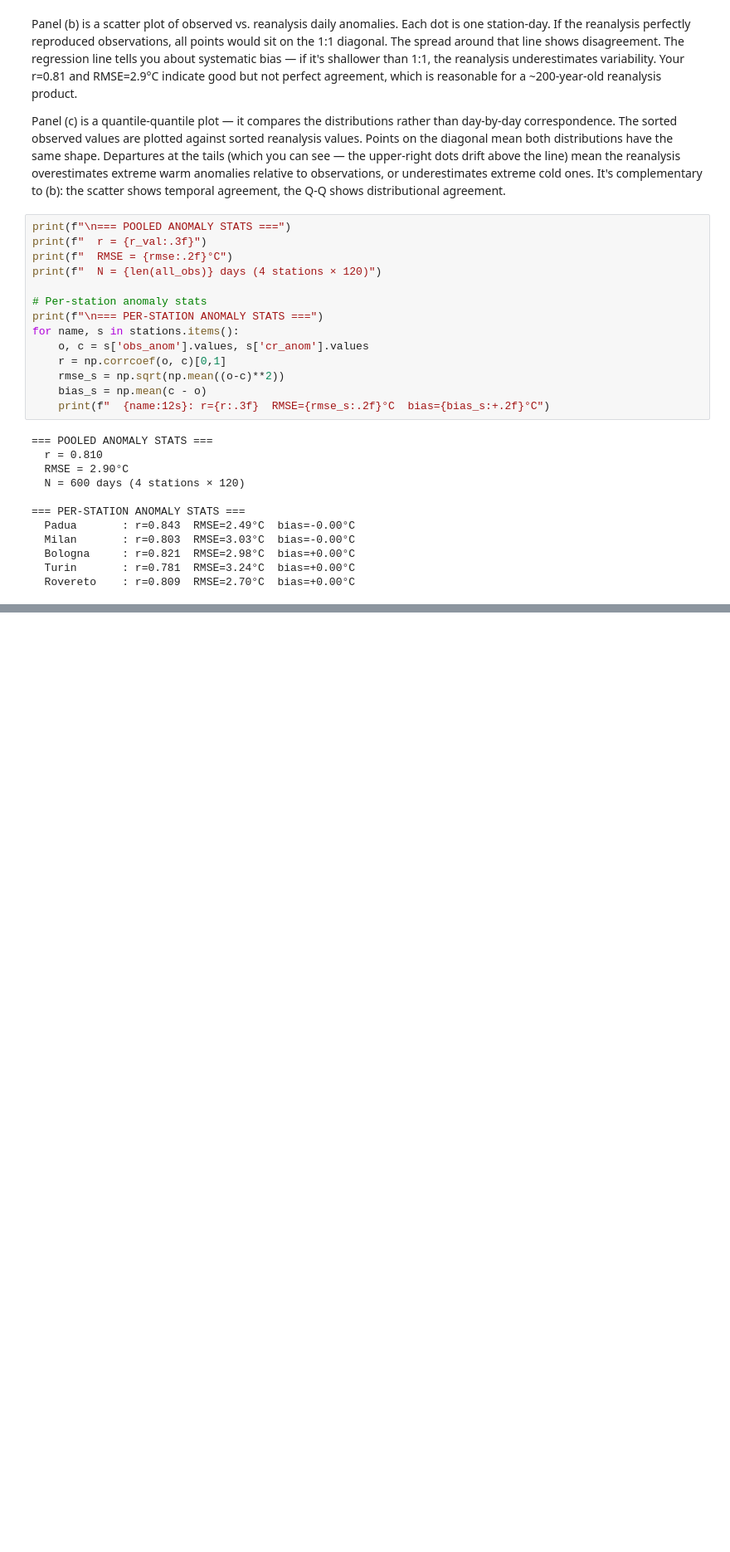
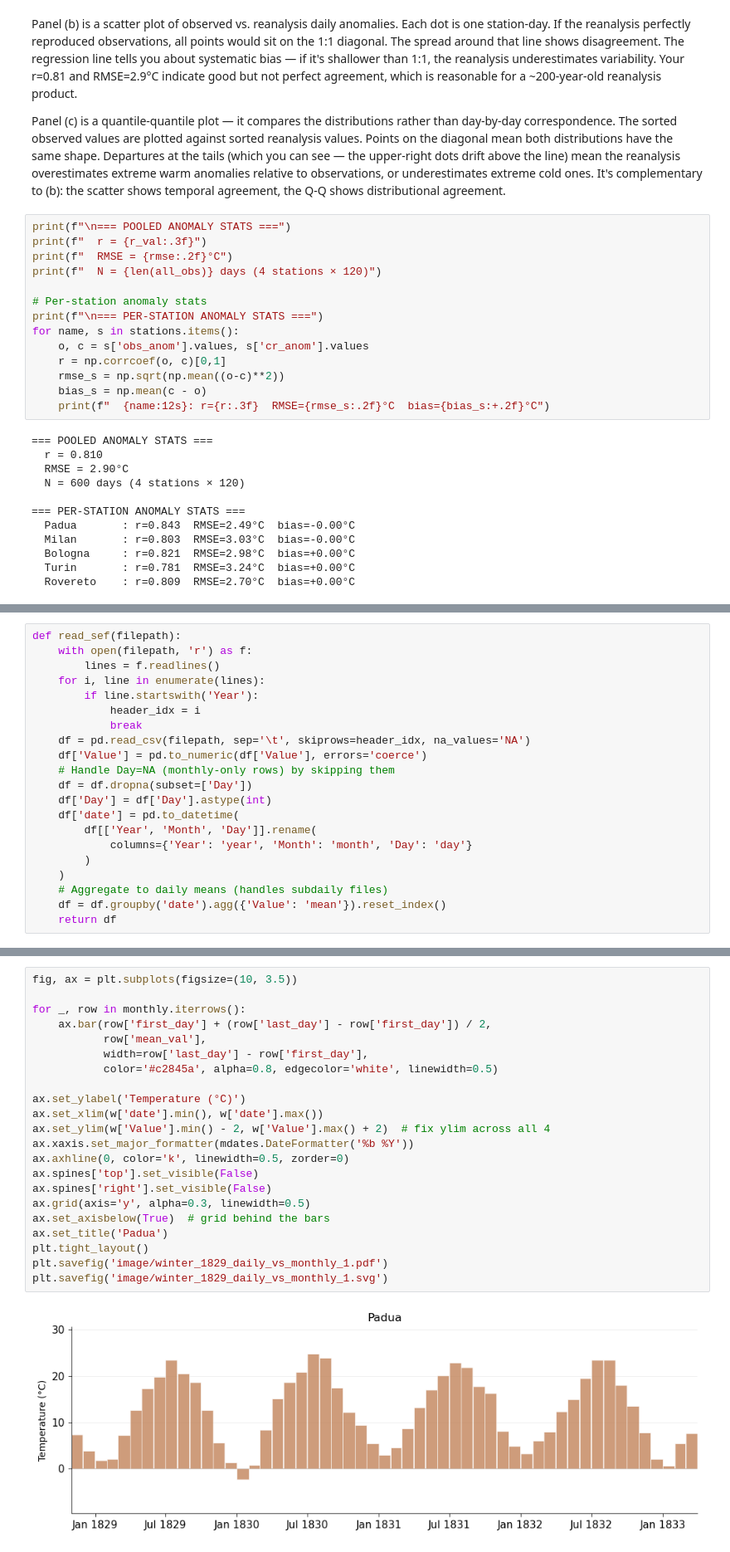
Before and after one commit to carlotatrx/dataprep, a Jupyter notebook: winter-1829-1830.ipynb, the cells around one changed output, grey strips where cells are left out. Shown at 83% size. Saved outputs shown, nothing was run; the diff lists cells and outputs as text; blank space fills up the shorter version.

```diff
--- a/winter-1829-1830.ipynb
+++ b/winter-1829-1830.ipynb
@@ -408,0 +411,21 @@ for name, s in stations.items():
+# %%
+def read_sef(filepath):
+    with open(filepath, 'r') as f:
+        lines = f.readlines()
+    for i, line in enumerate(lines):
+        if line.startswith('Year'):
+            header_idx = i
+            break
+    df = pd.read_csv(filepath, sep='\t', skiprows=header_idx, na_values='NA')
+    df['Value'] = pd.to_numeric(df['Value'], errors='coerce')
+    # Handle Day=NA (monthly-only rows) by skipping them
+    df = df.dropna(subset=['Day'])
+    df['Day'] = df['Day'].astype(int)
+    df['date'] = pd.to_datetime(
+        df[['Year', 'Month', 'Day']].rename(
+            columns={'Year': 'year', 'Month': 'month', 'Day': 'day'}
+        )
+    )
+    # Aggregate to daily means (handles subdaily files)
+    df = df.groupby('date').agg({'Value': 'mean'}).reset_index()
+    return df
@@ -408,0 +459,24 @@ for name, s in stations.items():
+# %%
+fig, ax = plt.subplots(figsize=(10, 3.5))
+
+for _, row in monthly.iterrows():
+    ax.bar(row['first_day'] + (row['last_day'] - row['first_day']) / 2,
+           row['mean_val'],
+           width=row['last_day'] - row['first_day'],
+           color='#c2845a', alpha=0.8, edgecolor='white', linewidth=0.5)
+
+ax.set_ylabel('Temperature (°C)')
+ax.set_xlim(w['date'].min(), w['date'].max())
+ax.set_ylim(w['Value'].min() - 2, w['Value'].max() + 2)  # fix ylim across all 4
+ax.xaxis.set_major_formatter(mdates.DateFormatter('%b %Y'))
+ax.axhline(0, color='k', linewidth=0.5, zorder=0)
+ax.spines['top'].set_visible(False)
+ax.spines['right'].set_visible(False)
+ax.grid(axis='y', alpha=0.3, linewidth=0.5)
+ax.set_axisbelow(True)  # grid behind the bars
+ax.set_title('Padua')
+plt.tight_layout()
+plt.savefig('image/winter_1829_daily_vs_monthly_1.pdf')
+plt.savefig('image/winter_1829_daily_vs_monthly_1.svg')
+# %% [output]
+[figure, added]
```
Also changed, not shown: parts of 9 cells of this notebook, 39 other files.
